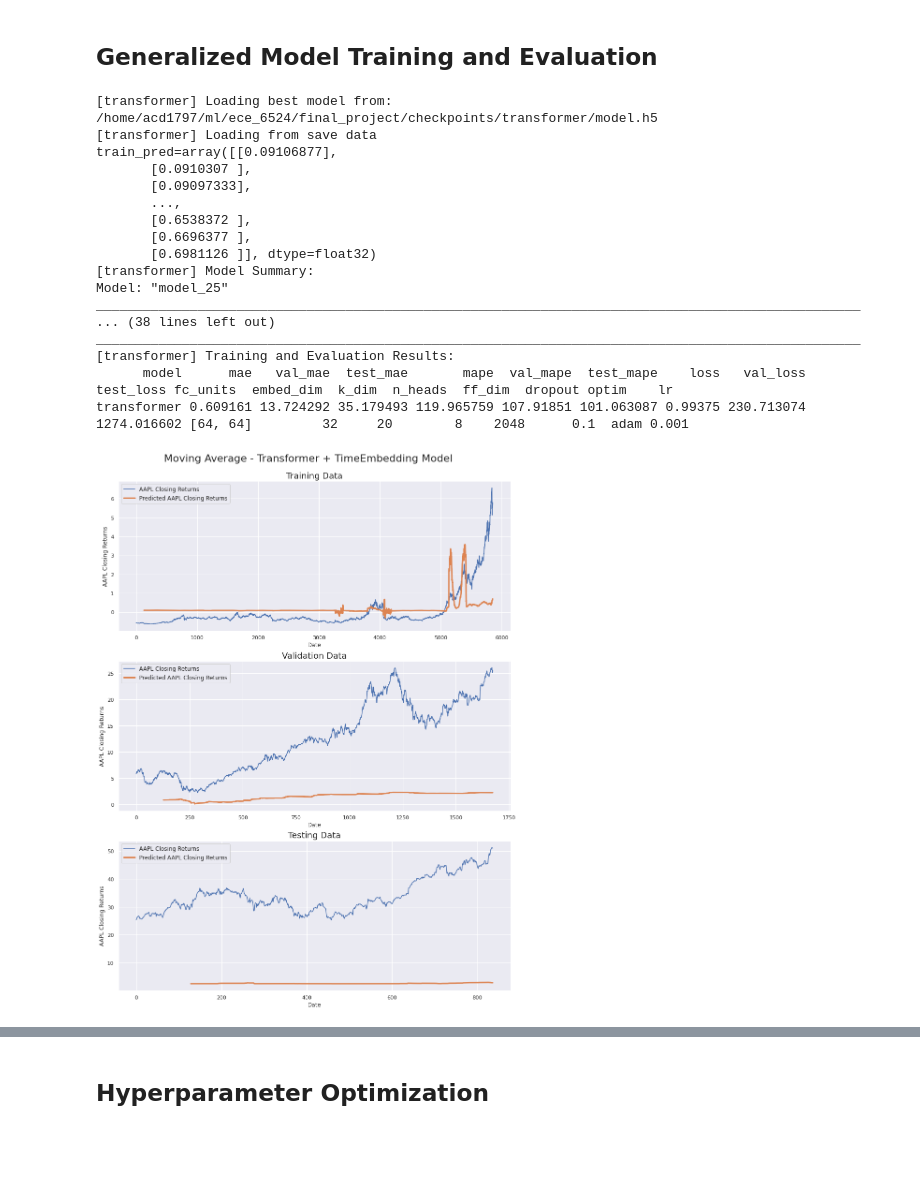
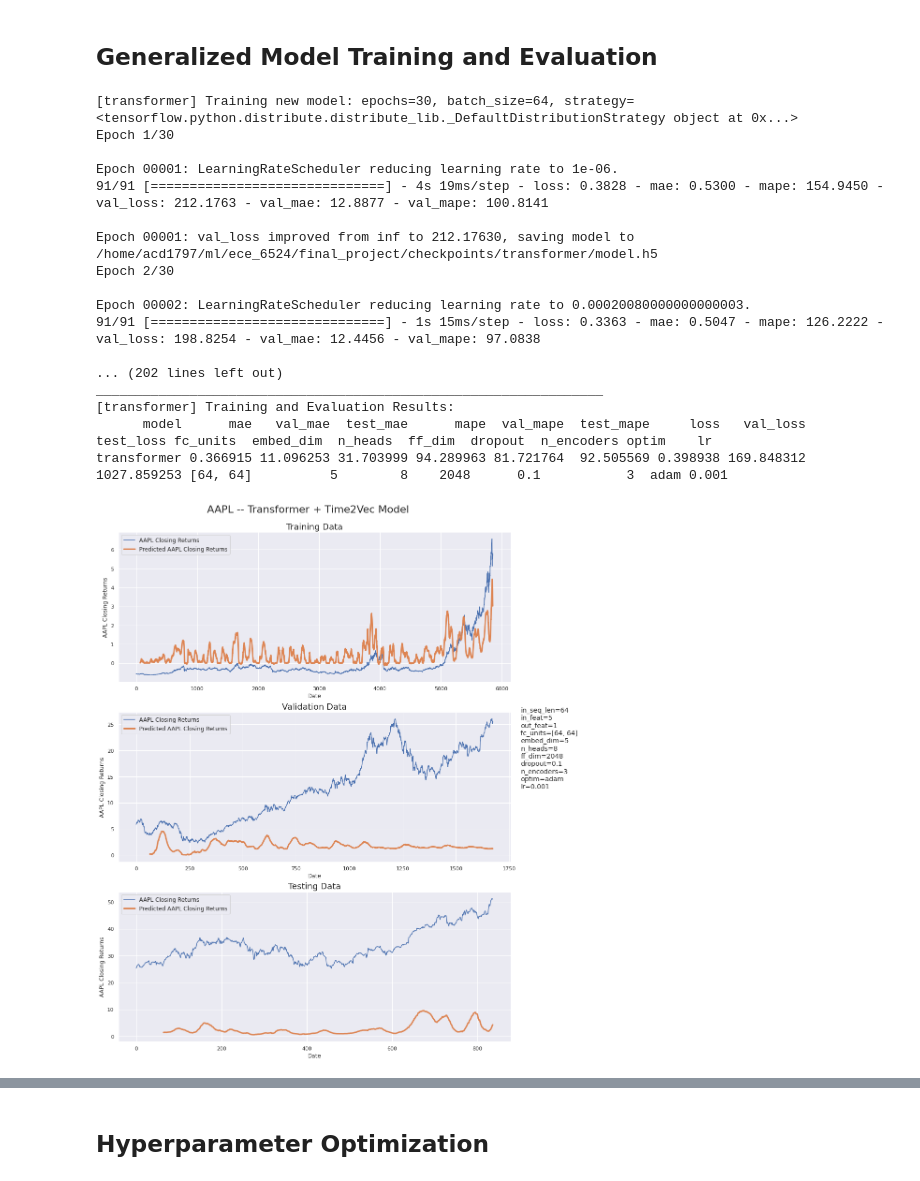
Before and after one commit to zanderman/stock-forecasting-transformer, a Jupyter notebook: forecast_transformer.ipynb, the cells around one changed output, grey strips where cells are left out. Saved outputs shown, nothing was run; the diff lists cells and outputs as text; code cells hidden in the pictures; blank space fills up the shorter version.

Commit message:
WIP learning rate schedule

```diff
--- a/forecast_transformer.ipynb
+++ b/forecast_transformer.ipynb
@@ -779,7 +779,10 @@ keras.utils.get_custom_objects()['PointWiseFeedForwardLayer'] = PointWiseFeedFor
 
 
 
-inp = keras.Input(shape=(128, 5))
-logger.info(f"{inp.shape=}")
-x = PointWiseFeedForwardLayer(dims=[2048, 32], activation='gelu')(inp)
-logger.info(f"{x.shape=}")
+
+
+
+# inp = keras.Input(shape=(128, 5))
+# logger.info(f"{inp.shape=}")
+# x = PointWiseFeedForwardLayer(dims=[2048, 32], activation='gelu')(inp)
+# logger.info(f"{x.shape=}")
@@ -1354,13 +1342,17 @@ def train_evaluate_model(
             filename=history_path,
             append=False,
         ),
-        # Early stopping when performance does not improve across N epochs.
-        tf.keras.callbacks.EarlyStopping(
-            monitor='val_loss',
-            mode='auto',
-            patience=10,
-            # min_delta=0.001,
-            restore_best_weights=True,
+        # # Early stopping when performance does not improve across N epochs.
+        # tf.keras.callbacks.EarlyStopping(
+        #     monitor='val_loss',
+        #     mode='auto',
+        #     patience=10,
+        #     # min_delta=0.001,
+        #     restore_best_weights=True,
+        # ),
+        keras.callbacks.LearningRateScheduler(
+            schedule=lr_scheduler,
+            verbose=1,
         ),
     ]
 
@@ -1566,64 +1563,67 @@ def train_evaluate_for_dataset(
 
     return model, hist, met, params, df
 # %%
-builder = build_model_from_hparams(build_transformer)
+builder = build_model_from_hparams(build_transformer_encoder_net)
 
 # {'optim': 'adam', 'n_heads': 8, 'lr': 0.001, 'fc_units': [128, 128], 'embed_dim': 32, 'd_v': 256, 'd_k': 512, 'd_ff': 2048}
 params = dict(
     fc_units=[64,64],
-    embed_dim=32,
+    # embed_dim=32,
+    embed_dim=5,
     # d_k=512,
     # d_k=32,
     # d_v=256,
     # d_v=32,
-    k_dim=20,
+    # key_dim=20,
     n_heads=8,
     ff_dim=2048,
     dropout=0.1,
+    n_encoders=3,
     optim='adam',
     # lr=0.001,
     lr=0.001,
 )
 compile_params = dict(
     loss='mse',
     metrics=['mae', 'mape'],
 )
 
 model, hist, met, params, df = train_evaluate_for_dataset(
     model_name='transformer',
     build_model_func=builder,
     params=params,
     compile_params=compile_params,
     asset='aapl',
-    in_seq_len=128,
+    # in_seq_len=128,
+    in_seq_len=64,
     out_seq_len=1,
     shift=1,
     split=(0.7, 0.2, 0.1),
     in_feat=['Open','High','Low','Close','Volume'],
     # in_feat=['Close'],
     # out_feat=['Open','High','Low','Close','Volume'],
     out_feat=['Close'],
     batch_size=64,
     shuffle=False,
     strategy=tf.distribute.get_strategy(),
-    epochs=10,
+    epochs=30,
 )
 # %% [output]
-[transformer] Loading best model from: /home/acd1797/ml/ece_6524/final_project/checkpoints/transformer/model.h5
-[transformer] Loading from save data
-train_pred=array([[0.09106877],
-       [0.0910307 ],
-       [0.09097333],
-       ...,
-       [0.6538372 ],
-       [0.6696377 ],
-       [0.6981126 ]], dtype=float32)
-[transformer] Model Summary:
-Model: "model_25"
-__________________________________________________________________________________________________
-... (38 lines left out)
-__________________________________________________________________________________________________
+[transformer] Training new model: epochs=30, batch_size=64, strategy=<tensorflow.python.distribute.distribute_lib._DefaultDistributionStrategy object at 0x...>
+Epoch 1/30
+
+Epoch 00001: LearningRateScheduler reducing learning rate to 1e-06.
+91/91 [==============================] - 4s 19ms/step - loss: 0.3828 - mae: 0.5300 - mape: 154.9450 - val_loss: 212.1763 - val_mae: 12.8877 - val_mape: 100.8141
+
+Epoch 00001: val_loss improved from inf to 212.17630, saving model to /home/acd1797/ml/ece_6524/final_project/checkpoints/transformer/model.h5
+Epoch 2/30
+
+Epoch 00002: LearningRateScheduler reducing learning rate to 0.00020080000000000003.
+91/91 [==============================] - 1s 15ms/step - loss: 0.3363 - mae: 0.5047 - mape: 126.2222 - val_loss: 198.8254 - val_mae: 12.4456 - val_mape: 97.0838
+
+... (202 lines left out)
+_________________________________________________________________
 [transformer] Training and Evaluation Results:
-      model      mae   val_mae  test_mae       mape  val_mape  test_mape    loss   val_loss   test_loss fc_units  embed_dim  k_dim  n_heads  ff_dim  dropout optim    lr
-transformer 0.609161 13.724292 35.179493 119.965759 107.91851 101.063087 0.99375 230.713074 1274.016602 [64, 64]         32     20        8    2048      0.1  adam 0.001
+      model      mae   val_mae  test_mae      mape  val_mape  test_mape     loss   val_loss   test_loss fc_units  embed_dim  n_heads  ff_dim  dropout  n_encoders optim    lr
+transformer 0.366915 11.096253 31.703999 94.289963 81.721764  92.505569 0.398938 169.848312 1027.859253 [64, 64]          5        8    2048      0.1           3  adam 0.001
-[figure, old version]
+[figure, new version]
```
Also changed, not shown: parts of 7 cells of this notebook.
